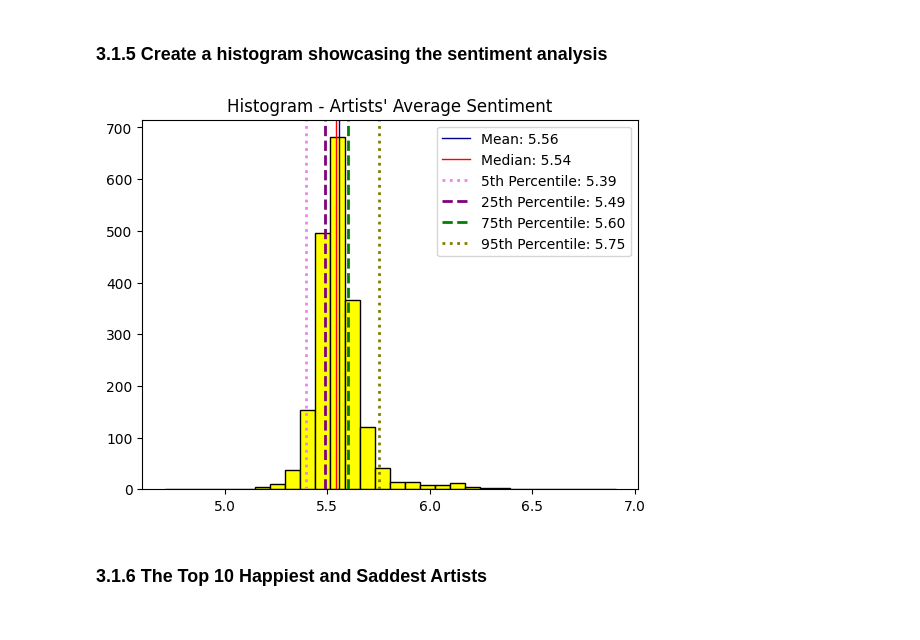
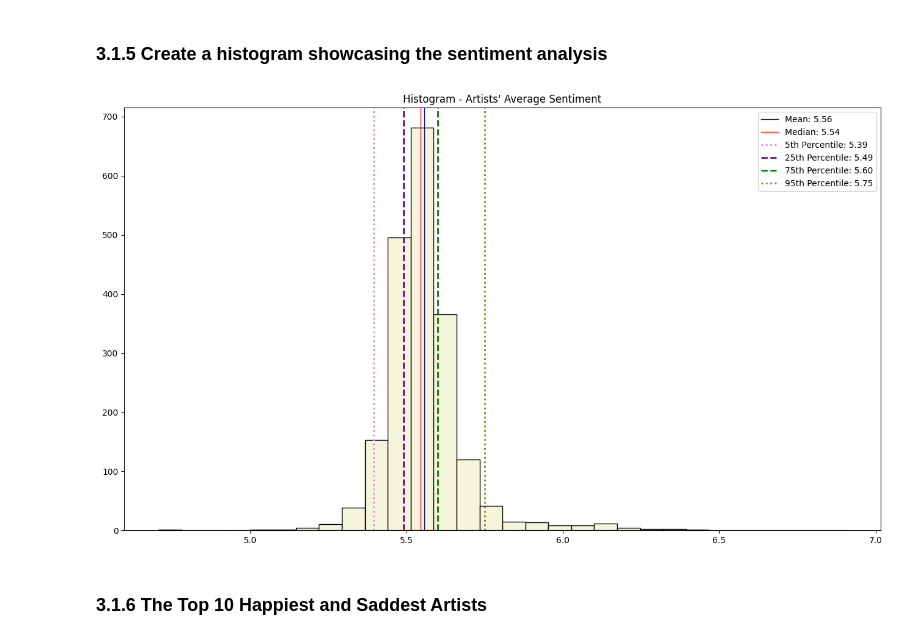
Before and after one commit to AleksandarLukic96/02805_Social_Graphs_and_Interactions, a Jupyter notebook: Exercise_solutions/Week_8.ipynb, the cells around one changed output. Saved outputs shown, nothing was run; the diff lists cells and outputs as text; code cells hidden in the pictures.

```diff
--- a/Exercise_solutions/Week_8.ipynb
+++ b/Exercise_solutions/Week_8.ipynb
@@ -329,23 +328,25 @@ histogram = np.histogram(
 hist, bin_edges = histogram
 # %%
 # Create histogram
-plt.hist(sentiment_sequence, bins = bin_edges, color = "yellow", edgecolor='black')
+plt.figure(figsize=(16, 9))
+
+plt.hist(sentiment_sequence, bins = bin_edges, color = "beige", edgecolor='black')
 plt.title("Histogram - Artists' Average Sentiment")
 
 # Add vertical lines for mean, median, and percentiles
 plt.axvline(mean_s, color = "darkblue", linestyle="-", linewidth=1, label=f'Mean: {mean_s:.2f}')
 plt.axvline(median_s, color="red", linestyle="-", linewidth=1, label=f'Median: {median_s:.2f}')
 plt.axvline(percentile_05_s, color="violet", linestyle=":", linewidth=2, label=f'5th Percentile: {percentile_05_s:.2f}')
 plt.axvline(percentile_25_s, color="purple", linestyle="--", linewidth=2, label=f'25th Percentile: {percentile_25_s:.2f}')
 plt.axvline(percentile_75_s, color="green", linestyle="--", linewidth=2, label=f'75th Percentile: {percentile_75_s:.2f}')
 plt.axvline(percentile_95_s, color="olive", linestyle=":", linewidth=2, label=f'95th Percentile: {percentile_95_s:.2f}')
 
 # Add a legend
 plt.legend()
 
 plt.show()
 # %% [output]
-[figure, old version]
+[figure, new version]
 # %% [markdown]
 ### 3.1.6 The Top 10 Happiest and Saddest Artists
 # %%
```
Also changed, not shown: parts of 7 cells of this notebook, 1 other file.
